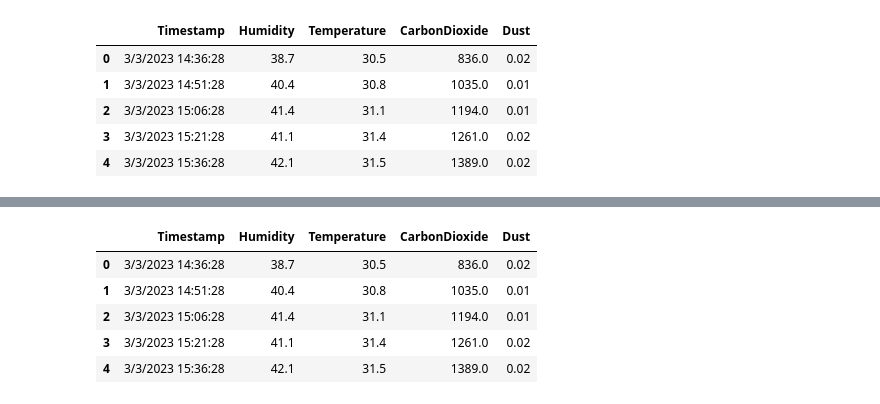
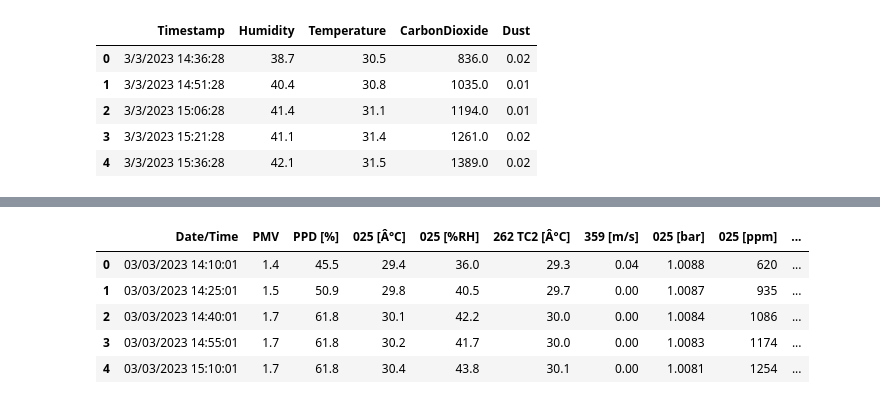
Before and after one commit to harshxtanwar/data_analytics_group_01, a Jupyter notebook: analytics.ipynb, the cells around one changed output, grey strips where cells are left out. Drawn from its saved outputs; the diff is of its cells as text; code cells hidden in the pictures.

```diff
--- a/analytics.ipynb
+++ b/analytics.ipynb
@@ -39,11 +84,11 @@ air_quality_data.head()
 # %%
-air_quality_data = pd.read_csv('Air quality data.csv')
+thermal_comfort_data = pd.read_csv('Thermal comfort data.csv')
 # %%
-air_quality_data.head()
+thermal_comfort_data.head()
 # %% [output]
-|  | Timestamp | Humidity | Temperature | CarbonDioxide | Dust |
-| 0 | 3/3/2023 14:36:28 | 38.7 | 30.5 | 836.0 | 0.02 |
-| 1 | 3/3/2023 14:51:28 | 40.4 | 30.8 | 1035.0 | 0.01 |
-| 2 | 3/3/2023 15:06:28 | 41.4 | 31.1 | 1194.0 | 0.01 |
-| 3 | 3/3/2023 15:21:28 | 41.1 | 31.4 | 1261.0 | 0.02 |
-| 4 | 3/3/2023 15:36:28 | 42.1 | 31.5 | 1389.0 | 0.02 |
+|  | Date/Time | PMV | PPD [%] | 025 [Â°C] | 025 [%RH] | 262 TC2 [Â°C] | 359 [m/s] | 025 [bar] | 025 [ppm] | ... |
+| 0 | 03/03/2023 14:10:01 | 1.4 | 45.5 | 29.4 | 36.0 | 29.3 | 0.04 | 1.0088 | 620 | ... |
+| 1 | 03/03/2023 14:25:01 | 1.5 | 50.9 | 29.8 | 40.5 | 29.7 | 0.00 | 1.0087 | 935 | ... |
+| 2 | 03/03/2023 14:40:01 | 1.7 | 61.8 | 30.1 | 42.2 | 30.0 | 0.00 | 1.0084 | 1086 | ... |
+| 3 | 03/03/2023 14:55:01 | 1.7 | 61.8 | 30.2 | 41.7 | 30.0 | 0.00 | 1.0083 | 1174 | ... |
+| 4 | 03/03/2023 15:10:01 | 1.7 | 61.8 | 30.4 | 43.8 | 30.1 | 0.00 | 1.0081 | 1254 | ... |
```
Also changed, not shown: parts of 9 cells of this notebook.
